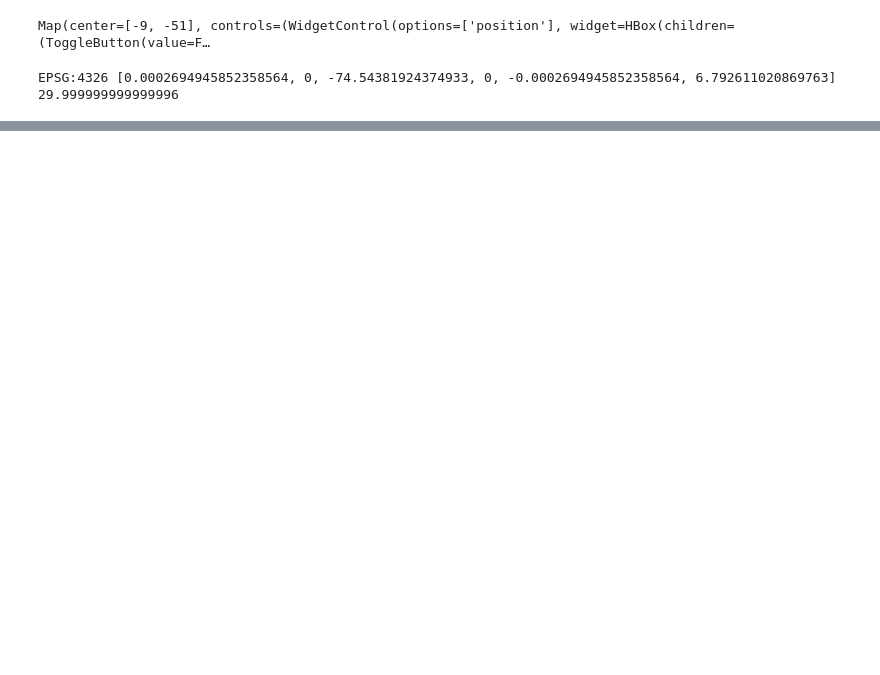
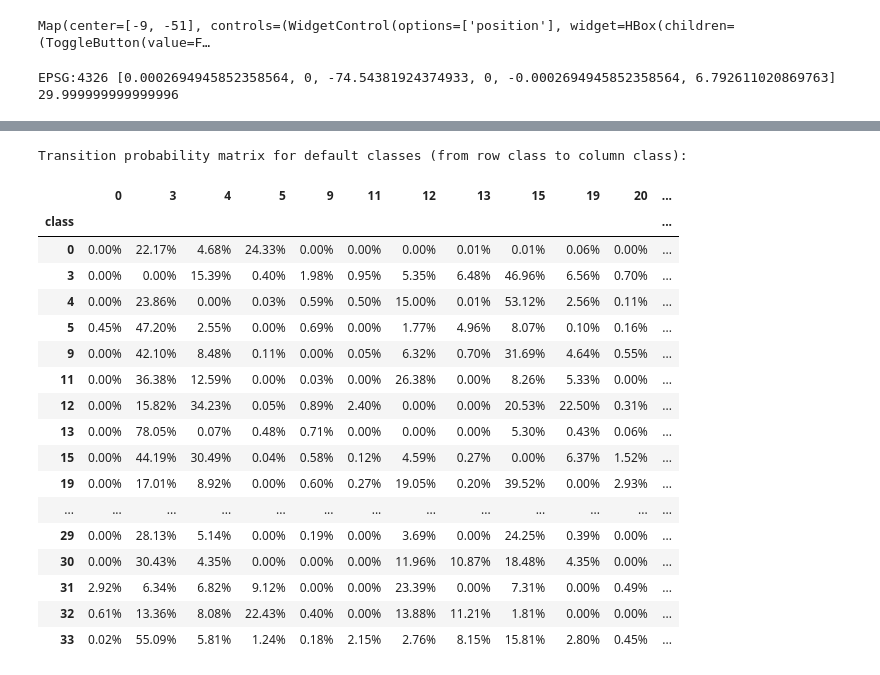
Before and after one commit to ntag1618/rw-dynamicworld-cd, a Jupyter notebook: Notebooks/Calculate_Transition_Matrix.ipynb, the cells around one changed output, grey strips where cells are left out. Saved outputs shown, nothing was run; the diff lists cells and outputs as text; code cells hidden in the pictures; blank space fills up the shorter version.

Commit message:
calc transition matrix

```diff
--- a/Notebooks/Calculate_Transition_Matrix.ipynb
+++ b/Notebooks/Calculate_Transition_Matrix.ipynb
@@ -264,0 +89,46 @@ def getSampleImageData(image, sampleBandPoints, image_name, crs, crsTransform):
+# %%
+b_names = mapbiomas_states.bandNames().getInfo()
+# %%
+# reduce frequency histograms from one year to the next
+# then parse reducer output json to dataframes and add each subsequent comparison
+df = pd.DataFrame()
+for i,x in enumerate(b_names[:-1]):
+    year0 = mapbiomas_states.select(b_names[i])
+    year1 = mapbiomas_states.select(b_names[i+1])
+    hist = year0.addBands(year1).reduceRegion(
+        reducer=ee.Reducer.frequencyHistogram().group(groupField=1,groupName='class'),
+        bestEffort=True,
+        scale=30)
+    hist_table = hist.getInfo()
+    df_tm = pd.io.json.json_normalize(hist_table['groups']).set_index('class').fillna(0)
+    df = df.add(df_tm, fill_value=0)
+    time.sleep(0.5)
+# %%
+df.columns = [x.replace('histogram.','') for x in df.columns] # remove the 'histogram.' prefix from json io parse
+cols = sorted(df.columns.values,key=int) # sort string numbers by pretending they're real numbers
+df = df[cols].fillna(0) # nans are actually 0 in this case
+df_subclass = df.copy()
+np.fill_diagonal(df_subclass.values, 0)
+# %%
+print('Transition probability matrix for default classes (from row class to column class):')
+df_subclass.divide(df_subclass.sum(axis=1),axis=0).style.format('{:,.2%}').background_gradient(cmap='BuPu',axis=1)
+# %% [output]
+Transition probability matrix for default classes (from row class to column class):
+|  | 0 | 3 | 4 | 5 | 9 | 11 | 12 | 13 | 15 | 19 | 20 | ... |
+| class |  |  |  |  |  |  |  |  |  |  |  | ... |
+| 0 | 0.00% | 22.17% | 4.68% | 24.33% | 0.00% | 0.00% | 0.00% | 0.01% | 0.01% | 0.06% | 0.00% | ... |
+| 3 | 0.00% | 0.00% | 15.39% | 0.40% | 1.98% | 0.95% | 5.35% | 6.48% | 46.96% | 6.56% | 0.70% | ... |
+| 4 | 0.00% | 23.86% | 0.00% | 0.03% | 0.59% | 0.50% | 15.00% | 0.01% | 53.12% | 2.56% | 0.11% | ... |
+| 5 | 0.45% | 47.20% | 2.55% | 0.00% | 0.69% | 0.00% | 1.77% | 4.96% | 8.07% | 0.10% | 0.16% | ... |
+| 9 | 0.00% | 42.10% | 8.48% | 0.11% | 0.00% | 0.05% | 6.32% | 0.70% | 31.69% | 4.64% | 0.55% | ... |
+| 11 | 0.00% | 36.38% | 12.59% | 0.00% | 0.03% | 0.00% | 26.38% | 0.00% | 8.26% | 5.33% | 0.00% | ... |
+| 12 | 0.00% | 15.82% | 34.23% | 0.05% | 0.89% | 2.40% | 0.00% | 0.00% | 20.53% | 22.50% | 0.31% | ... |
+| 13 | 0.00% | 78.05% | 0.07% | 0.48% | 0.71% | 0.00% | 0.00% | 0.00% | 5.30% | 0.43% | 0.06% | ... |
+| 15 | 0.00% | 44.19% | 30.49% | 0.04% | 0.58% | 0.12% | 4.59% | 0.27% | 0.00% | 6.37% | 1.52% | ... |
+| 19 | 0.00% | 17.01% | 8.92% | 0.00% | 0.60% | 0.27% | 19.05% | 0.20% | 39.52% | 0.00% | 2.93% | ... |
+| ... | ... | ... | ... | ... | ... | ... | ... | ... | ... | ... | ... | ... |
+| 29 | 0.00% | 28.13% | 5.14% | 0.00% | 0.19% | 0.00% | 3.69% | 0.00% | 24.25% | 0.39% | 0.00% | ... |
+| 30 | 0.00% | 30.43% | 4.35% | 0.00% | 0.00% | 0.00% | 11.96% | 10.87% | 18.48% | 4.35% | 0.00% | ... |
+| 31 | 2.92% | 6.34% | 6.82% | 9.12% | 0.00% | 0.00% | 23.39% | 0.00% | 7.31% | 0.00% | 0.49% | ... |
+| 32 | 0.61% | 13.36% | 8.08% | 22.43% | 0.40% | 0.00% | 13.88% | 11.21% | 1.81% | 0.00% | 0.00% | ... |
+| 33 | 0.02% | 55.09% | 5.81% | 1.24% | 0.18% | 2.15% | 2.76% | 8.15% | 15.81% | 2.80% | 0.45% | ... |
```
Also changed, not shown: parts of 14 cells of this notebook.
